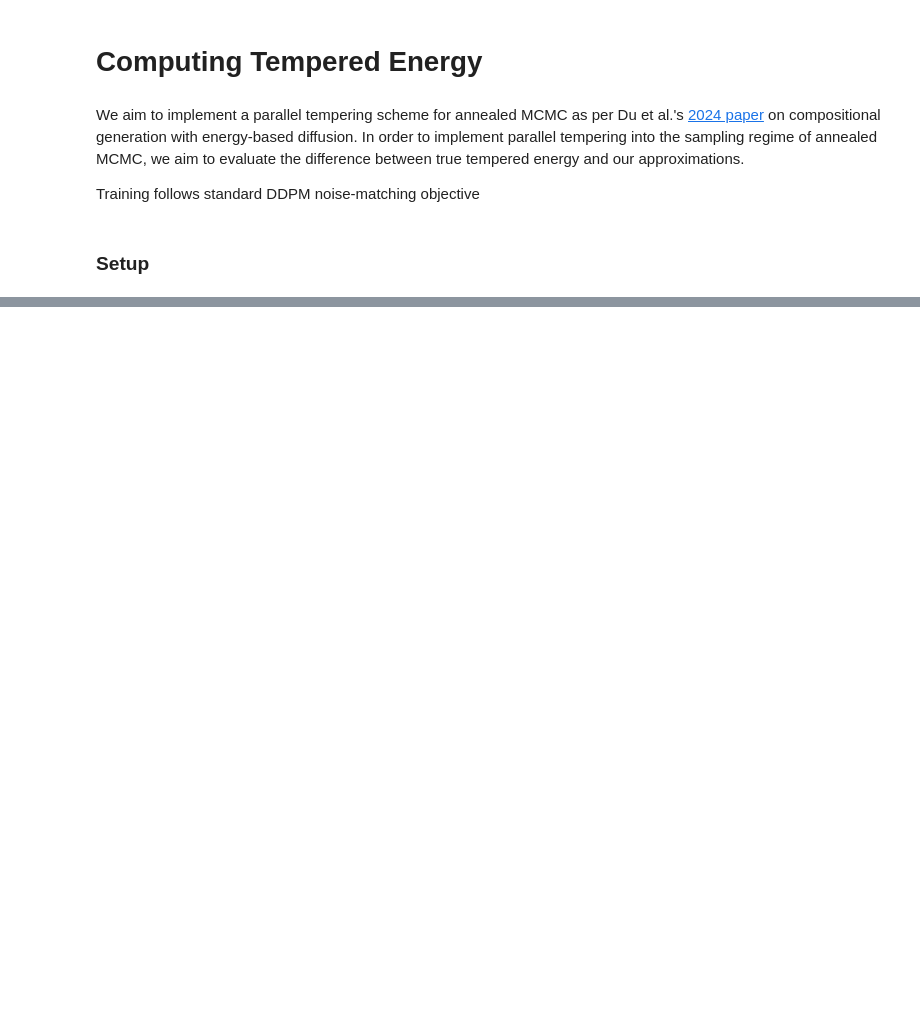
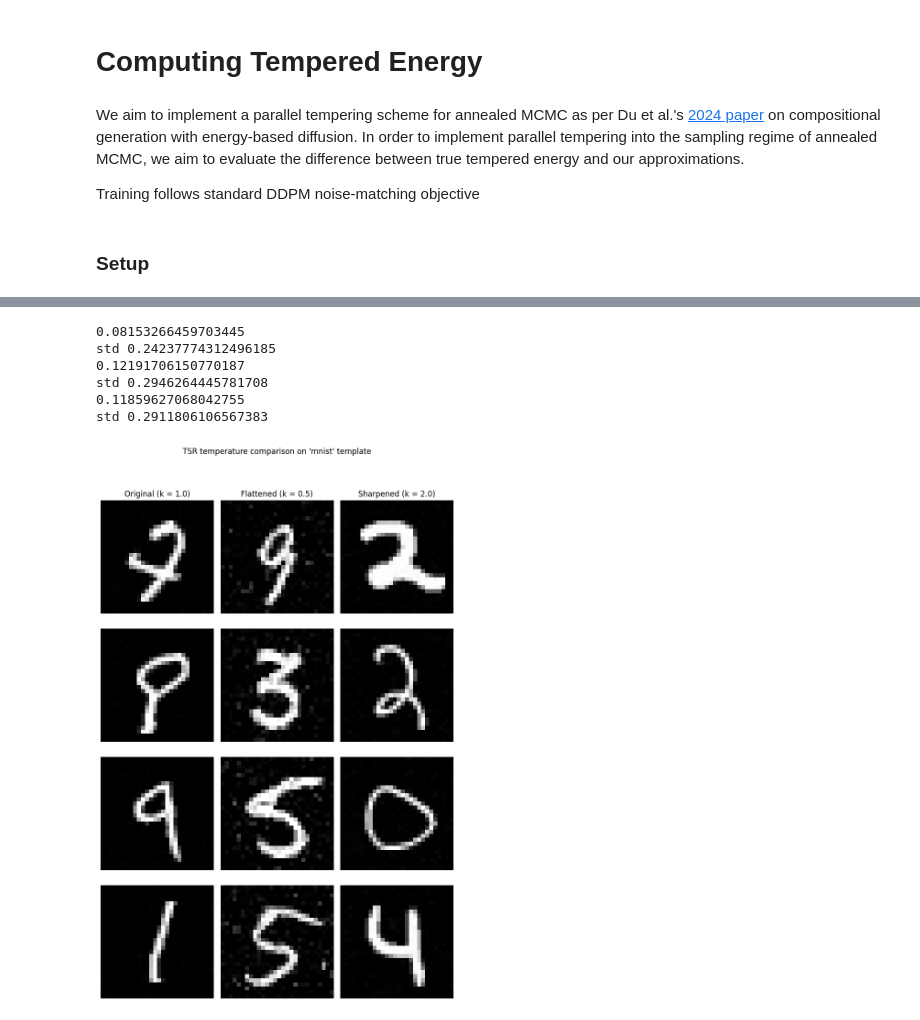
Before and after one commit to oatmeallover/parallel_tempering, a Jupyter notebook: tempered_energy.ipynb, the cells around one changed output, grey strips where cells are left out. Saved outputs shown, nothing was run; the diff lists cells and outputs as text; code cells hidden in the pictures; blank space fills up the shorter version.

Commit message:
Clean Working DDPM TSR Code for MNIST and Mixture

```diff
--- a/tempered_energy.ipynb
+++ b/tempered_energy.ipynb
@@ -176,0 +11,10 @@ def plot_acceptance_over_position(acceptance_ladder, x_ladder, xlim = 6, save_di
+# %%
+_ = plot_temperature_triptych(dataset_name="mnist", sigma=1.0)
+# %% [output]
+0.08153266459703445
+std 0.24237774312496185
+0.12191706150770187
+std 0.2946264445781708
+0.11859627068042755
+std 0.2911806106567383
+[figure, added]
```
Also changed, not shown: parts of 9 cells of this notebook, 8 other files.
